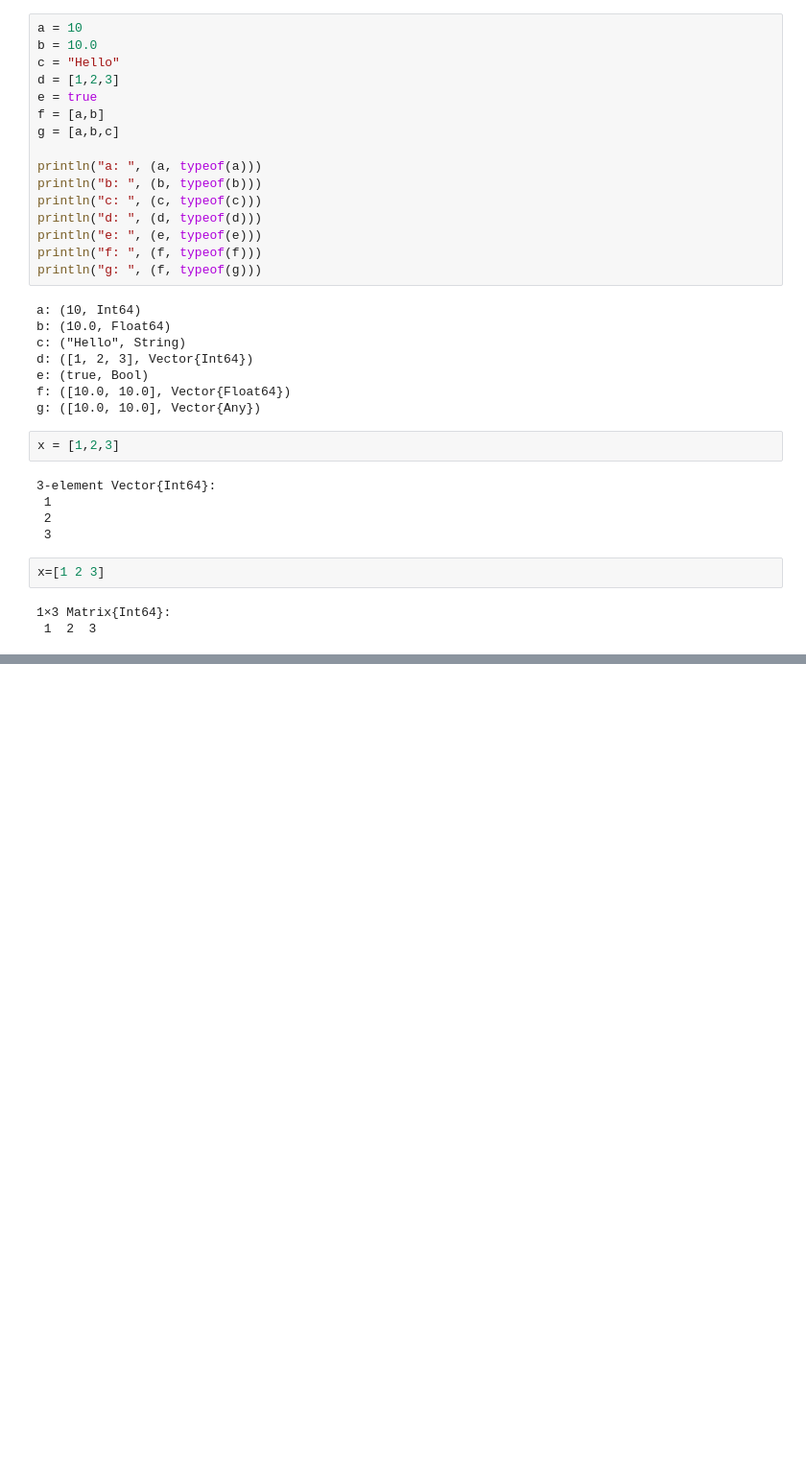
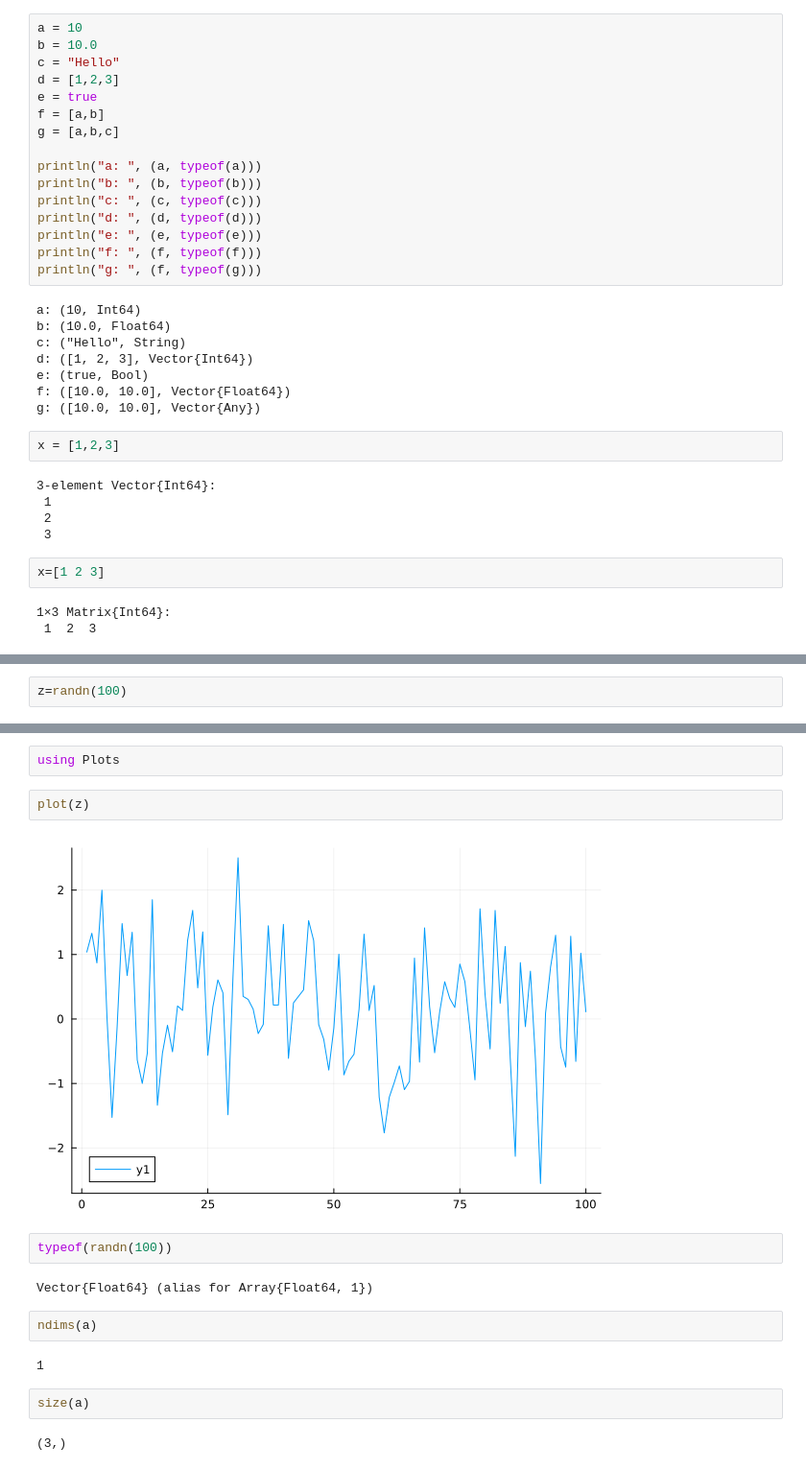
Before and after one commit to benjaminumack/first_code, a Jupyter notebook: first_julia.ipynb, the cells around one changed output, grey strips where cells are left out. Shown at 96% size. Saved outputs shown, nothing was run; the diff lists cells and outputs as text; blank space fills up the shorter version.

```diff
--- a/first_julia.ipynb
+++ b/first_julia.ipynb
@@ -62,0 +156,2 @@ x=[1 2 3]
+# %%
+z=randn(100)
@@ -62,0 +211,18 @@ x=[1 2 3]
+# %%
+using Plots
+# %%
+plot(z)
+# %% [output]
+[figure, added]
+# %%
+typeof(randn(100))
+# %% [output]
+Vector{Float64} (alias for Array{Float64, 1})
+# %%
+ndims(a)
+# %% [output]
+1
+# %%
+size(a)
+# %% [output]
+(3,)
```
Also changed, not shown: parts of 26 cells of this notebook.
